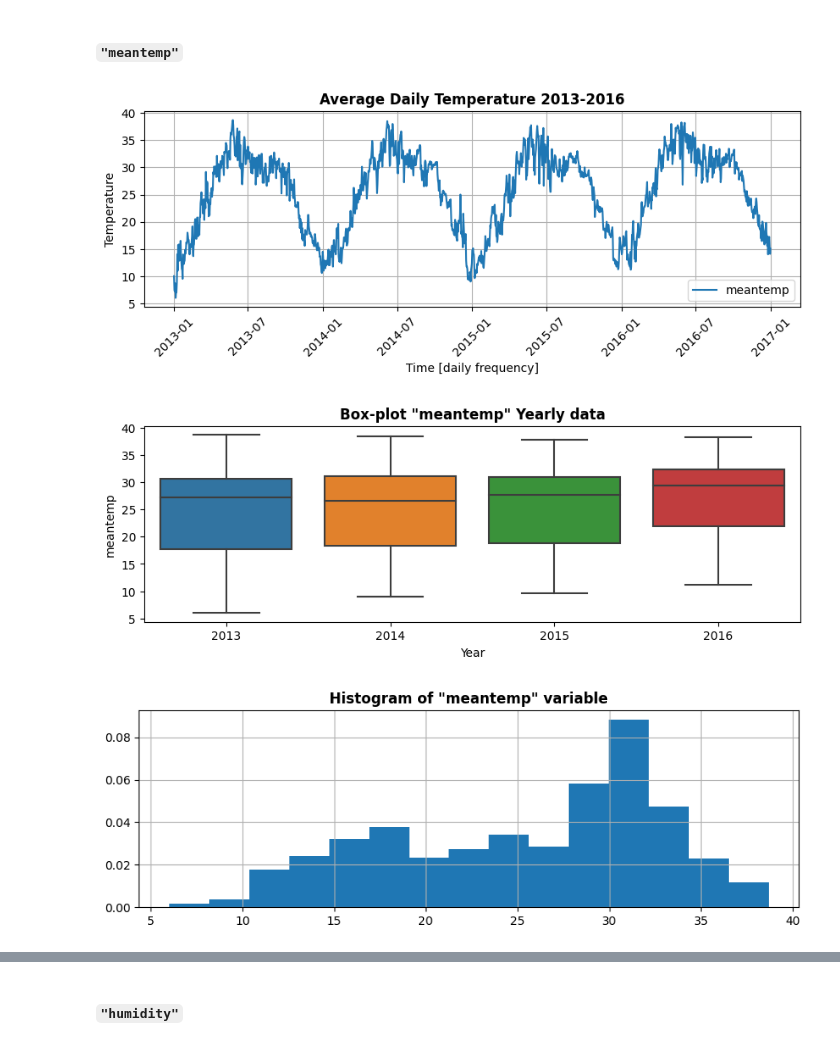
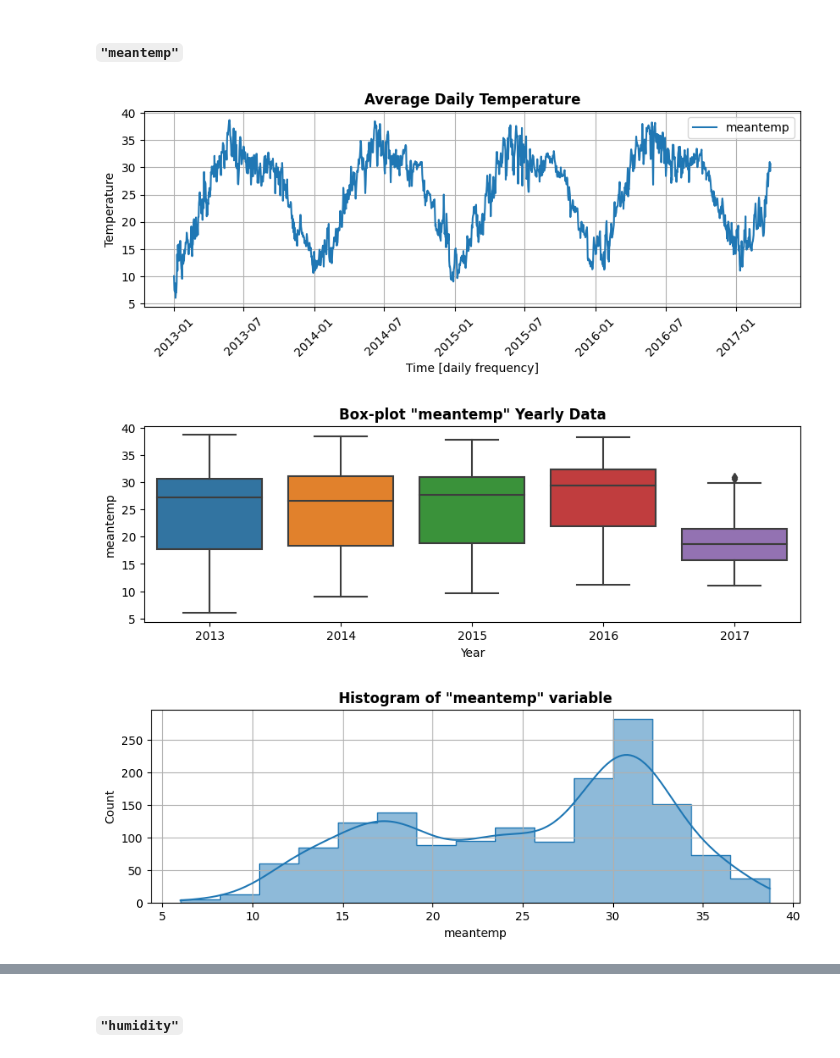
Before and after one commit to marcocolognesi/Weather_Forecast, a Jupyter notebook: project.ipynb, the cells around one changed output, grey strips where cells are left out. Cells and saved outputs as stored; diff of their text form; code cells hidden in the pictures.

```diff
--- a/project.ipynb
+++ b/project.ipynb
@@ -142,3 +144,6 @@ There are **no null values** in our training data, thus no data cleaning operati
+# %%
+# Concatenating training and testing
+merged_df = pd.concat([train_data, test_data])
 # %% [markdown]
 For data visualization purposes two new columns are added:
 
@@ -146,12 +151,12 @@ For data visualization purposes two new columns are added:
 * `'Year`: indicating the **year period**
 # %%
 # Adding 'Month' column (DatetimeIndex -> Period)
-train_data['Month'] = train_data.index.to_period('M')
+merged_df['Month'] = merged_df.index.to_period('M')
 # Adding 'Year' column (DatetimeIndex -> Period)
-train_data['Year'] = train_data.index.to_period('Y')
+merged_df['Year'] = merged_df.index.to_period('Y')
 
 # Showing snippet of the data
-display(train_data)
+display(merged_df)
 # %% [output]
 |  | meantemp | humidity | wind_speed | meanpressure | Month | Year |
 | date |  |  |  |  |  |  |
@@ -197,27 +212,28 @@ In this project
 # "meantemp" plot
 plt.figure(figsize=(10,3))
 plt.grid()
-plt.plot(train_data['meantemp'], label='meantemp')
-plt.title('Average Daily Temperature 2013-2016', weight='bold')
+plt.plot(merged_df['meantemp'], label='meantemp')
+plt.title('Average Daily Temperature', weight='bold')
 plt.xlabel('Time [daily frequency]')
 plt.tick_params(axis='x', rotation=45)
 plt.ylabel('Temperature')
 plt.legend()
 plt.show()
 # %% [output]
-[figure, old version]
+[figure, new version]
 # %%
 # Box plot
 plt.figure(figsize=(10,3))
-sns.boxplot(data=train_data, x='Year', y='meantemp').set_title('Box-plot "meantemp" Yearly data', weight='bold')
+plt.title('Box-plot "meantemp" Yearly Data', weight='bold')
+sns.boxplot(data=merged_df, x='Year', y='meantemp')
 plt.show()
 # %% [output]
-[figure, old version]
+[figure, new version]
 # %%
 plt.figure(figsize=(10,3))
 plt.title('Histogram of "meantemp" variable', weight='bold')
-plt.hist(train_data['meantemp'], bins=15, density=True)
+sns.histplot(data=merged_df, x='meantemp', kde=True, element='step')
 plt.grid()
 plt.show()
 # %% [output]
-[figure, old version]
+[figure, new version]
```
Also changed, not shown: parts of 33 cells of this notebook.
